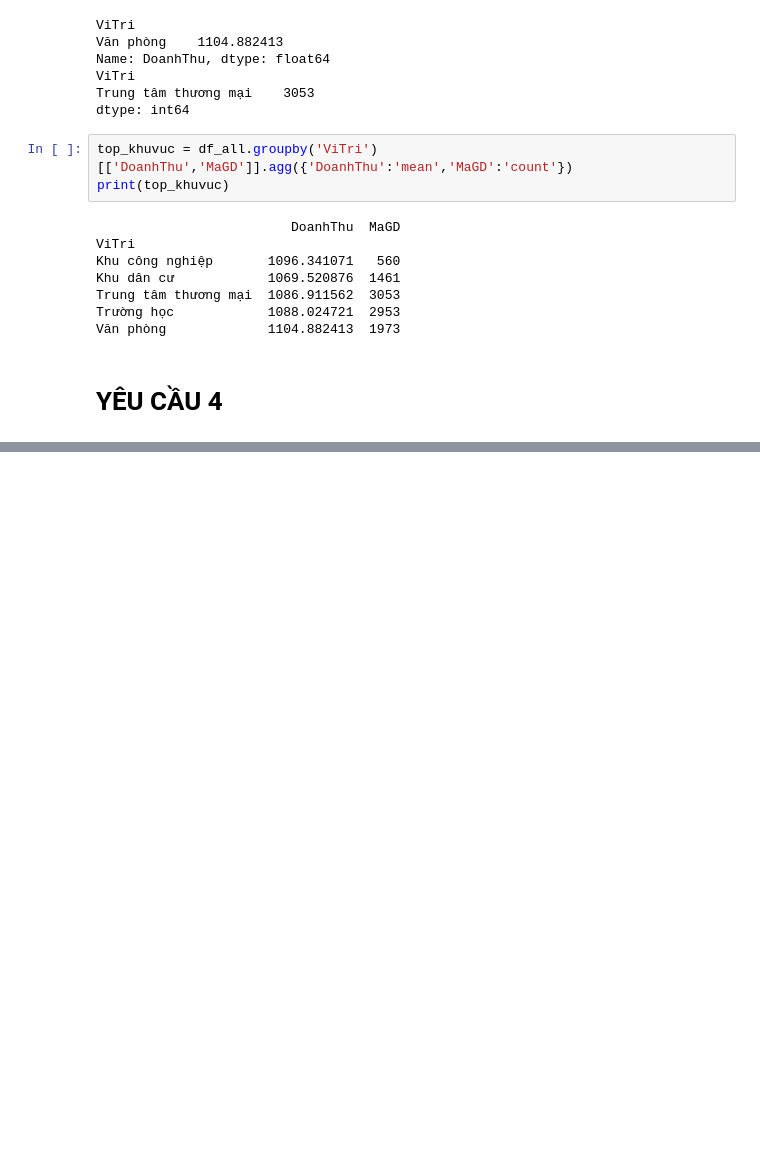
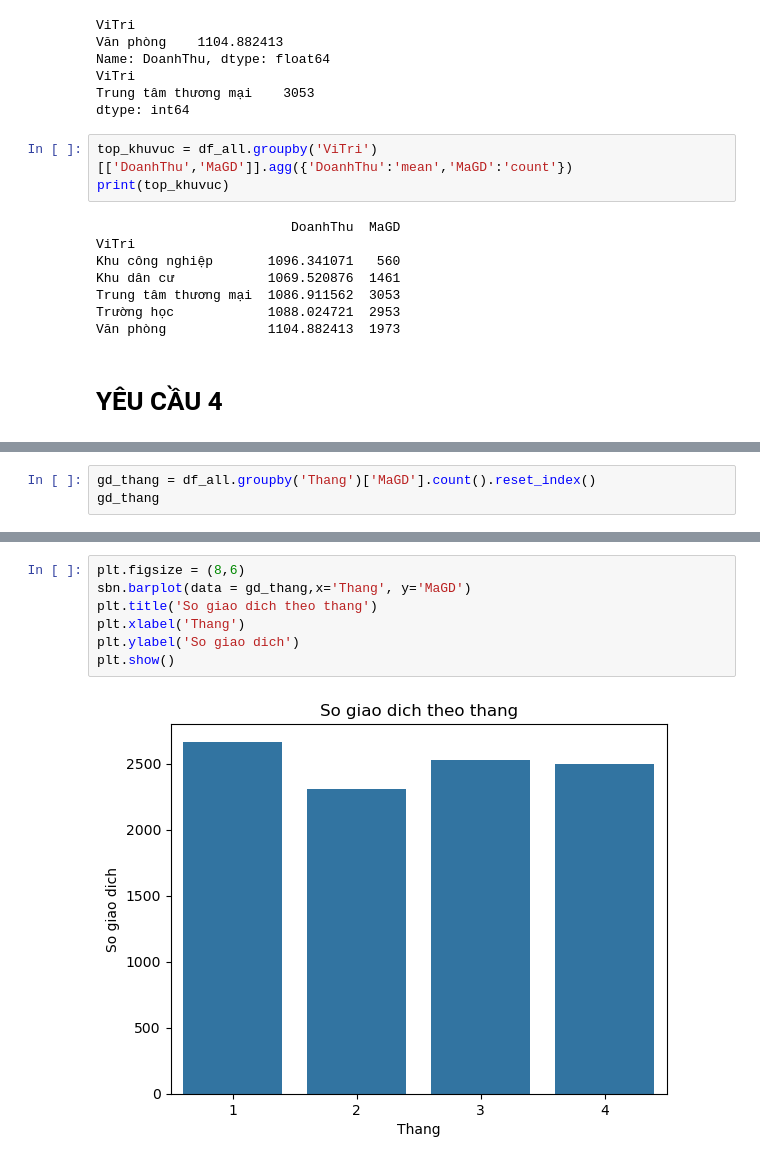
Before and after one commit to anhoang0502/PT_DoanhThu_chuoi_cua_hang_tien_loi, a Jupyter notebook: btvn.ipynb, the cells around one changed output, grey strips where cells are left out. Drawn from its saved outputs; the diff is of its cells as text; blank space fills up the shorter version.

```diff
--- a/btvn.ipynb
+++ b/btvn.ipynb
@@ -452,0 +475,3 @@ Văn phòng             1104.882413  1973
+# %%
+gd_thang = df_all.groupby('Thang')['MaGD'].count().reset_index()
+gd_thang
@@ -452,0 +493,9 @@ Văn phòng             1104.882413  1973
+# %%
+plt.figsize = (8,6)
+sbn.barplot(data = gd_thang,x='Thang', y='MaGD')
+plt.title('So giao dich theo thang')
+plt.xlabel('Thang')
+plt.ylabel('So giao dich')
+plt.show()
+# %% [output]
+[figure, added]
```
Also changed, not shown: parts of 19 cells of this notebook.
